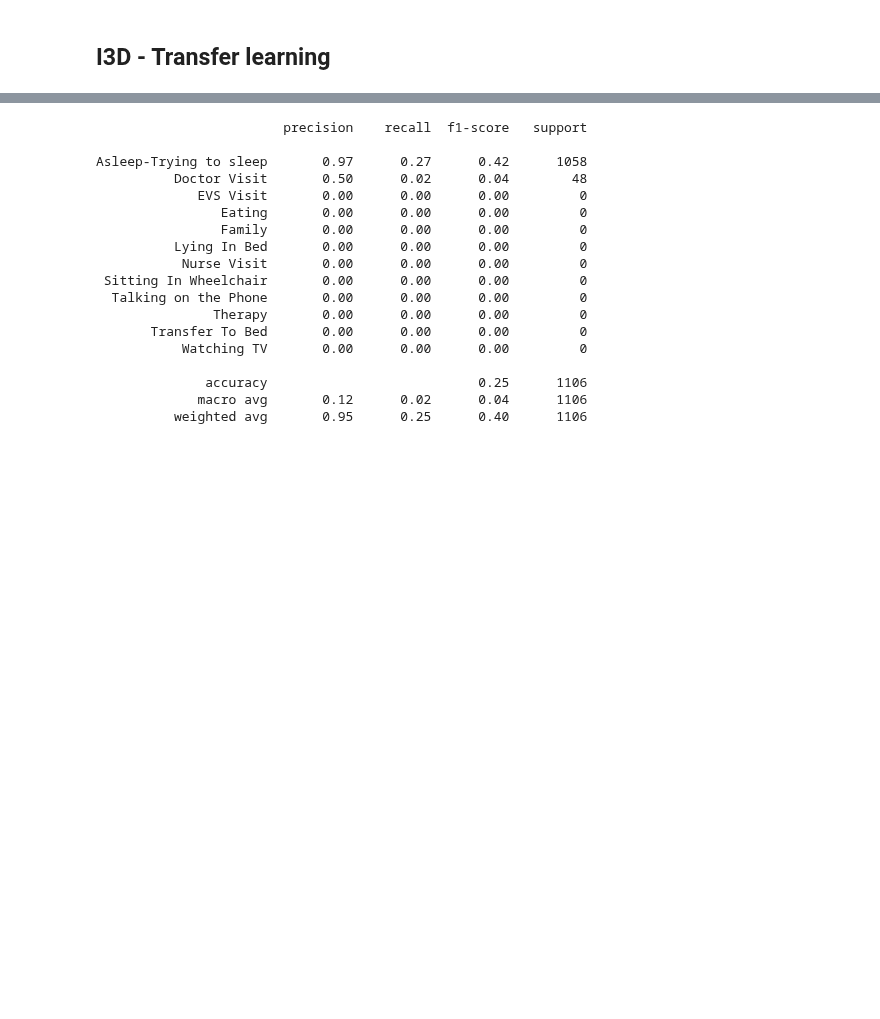
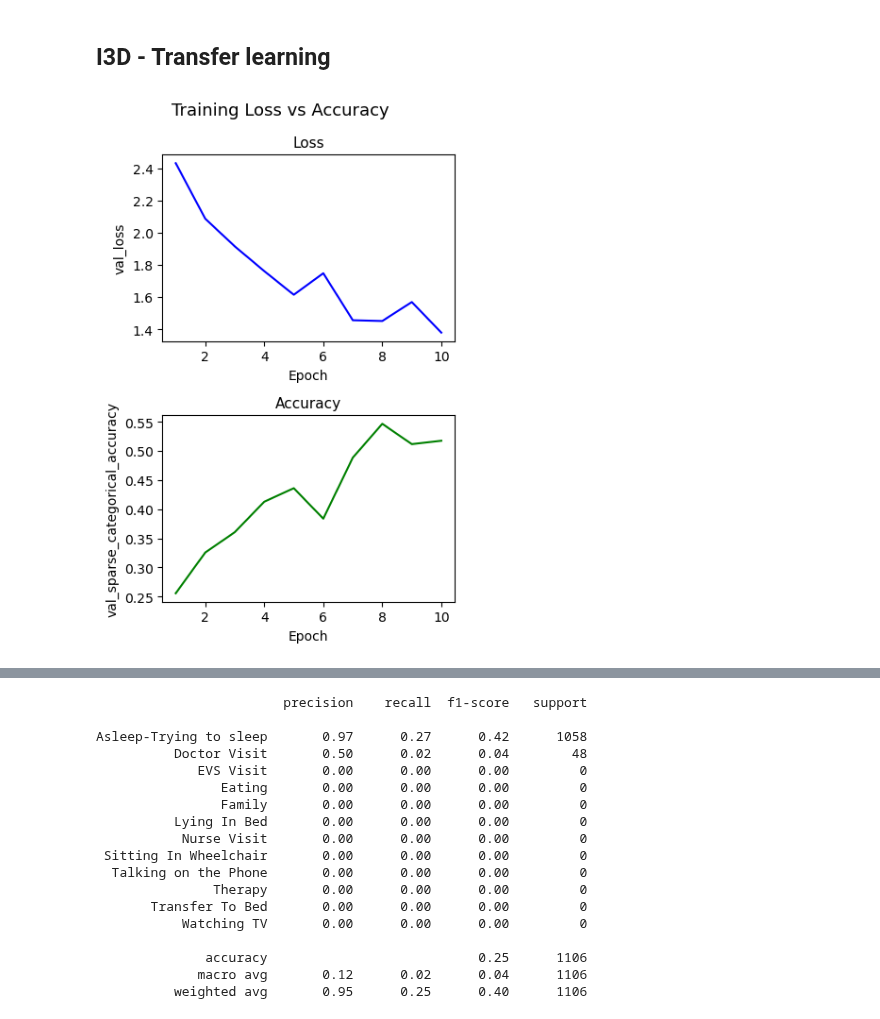
Before and after one commit to AI-For-Wearables-PAM/activity-recog, a Jupyter notebook: utilities/plot-performance.ipynb, the cells around one changed output, grey strips where cells are left out. Saved outputs shown, nothing was run; the diff lists cells and outputs as text; code cells hidden in the pictures; blank space fills up the shorter version.

Commit message:
Add plot
Signed-off-by: James Cole <40645190+jamescoledesign@users.noreply.github.com>

```diff
--- a/utilities/plot-performance.ipynb
+++ b/utilities/plot-performance.ipynb
@@ -101,6 +101,39 @@ def plot_iterations(data, title, orientation="h", w=8, h=4):
     plt.legend(loc='lower right')
 
     plt.show()
+
+
+    # Function to plot metrics with multiple iterations
+def plot_i3d(data, title, l, a, orientation="h", w=8, h=4):
+    # Define metrics to plot
+    loss = l
+    accuracy = a
+
+    # Plot results
+    if orientation == "v":
+        n_rows, n_cols = 2, 1
+    else:
+        n_rows, n_cols = 1, 2
+
+    fig, axs = plt.subplots(n_rows, n_cols, figsize=(w, h), layout='tight')
+
+    axs[0].plot(data['epoch'], data[loss], label = 'loss', color="blue")
+    axs[1].plot(data['epoch'], data[accuracy], label = 'accuracy', color="green")
+
+    # Set titles
+    plt.suptitle(title, fontsize=13)
+    axs[0].set_title("Loss", fontsize=11)
+    axs[1].set_title("Accuracy", fontsize=11)
+
+    # Set labels
+    axs[0].set_ylabel(loss)
+    axs[1].set_ylabel(accuracy)
+    axs[0].set_xlabel('Epoch')
+    axs[1].set_xlabel('Epoch')
+
+    plt.show()
+
+    return fig
 # %% [markdown]
 ## Subplots
 Used to create one figure with subplots
@@ -148,8 +181,14 @@ Asleep-Trying to sleep       0.78      0.39      0.52       583
 ## I3D - Transfer learning
 # %%
 # Import data from CSV
-data_csv = '../performance_data/train_perf/2024-11-19-conv3d-train-3layers.csv'
-df = pd.read_csv(data_csv)
+dir = '../performance_data/train_perf'
+data_csv = '2024-11-21-i3d_transfer-10-epochs-train.csv'
+df = pd.read_csv(f'{dir}/{data_csv}')
 
 # Plot data
-plot_iterations(df, "Loss vs Accuracy", orientation="v", w=4, h=6)
+f = plot_i3d(df, "Training Loss vs Accuracy",
+             l="val_loss",
+             a="val_sparse_categorical_accuracy",
+             orientation="v", w=4, h=6)
+# %% [output]
+[figure, added]
```
Also changed, not shown: parts of 1 cell of this notebook, 4 other files.
